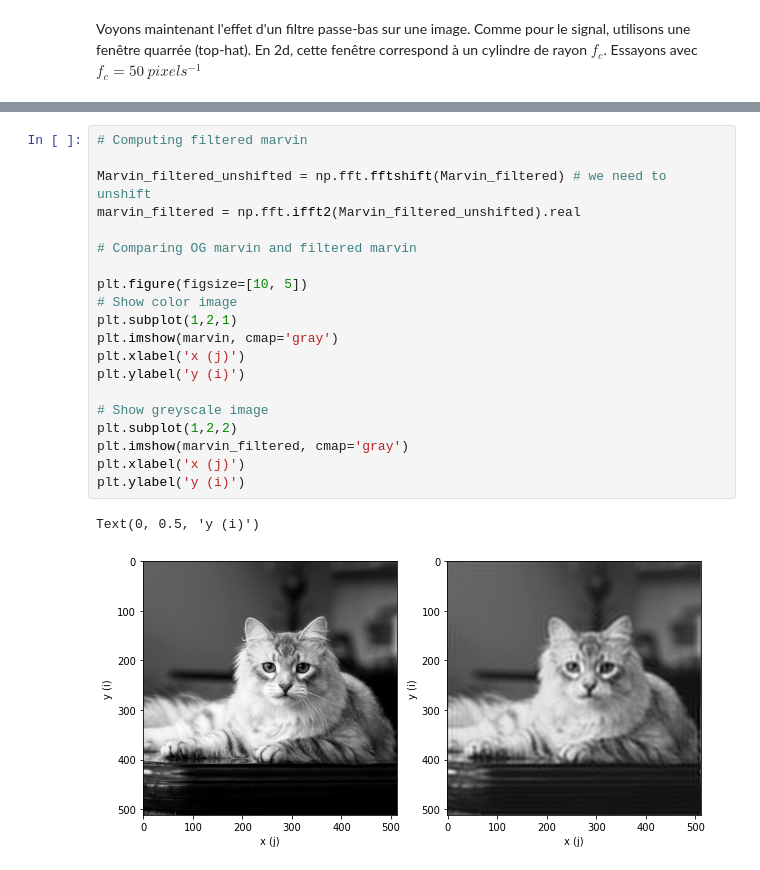
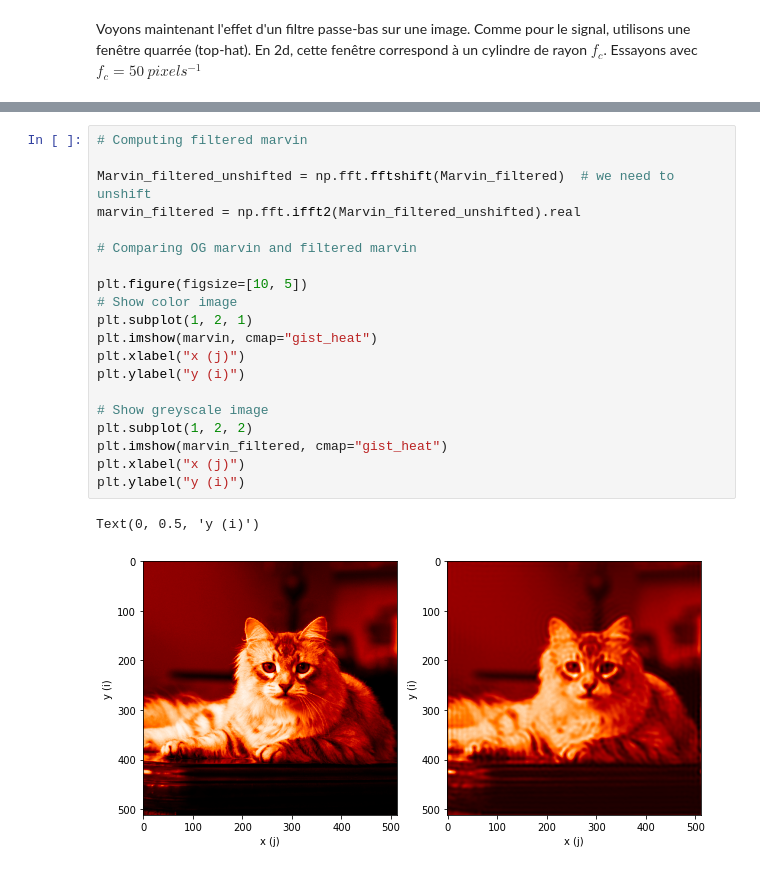
Before and after one commit to mr-sheg/PHS2223, a Jupyter notebook: Demo - Fourier Transform.ipynb, the cells around one changed output, grey strips where cells are left out. Drawn from its saved outputs; the diff is of its cells as text.

```diff
--- a/Demo - Fourier Transform.ipynb
+++ b/Demo - Fourier Transform.ipynb
@@ -265,23 +269,23 @@ Text(0.5, 1.0, 'Filtered marvin 2d fft')
 # %%
 # Computing filtered marvin
 
-Marvin_filtered_unshifted = np.fft.fftshift(Marvin_filtered) # we need to unshift
+Marvin_filtered_unshifted = np.fft.fftshift(Marvin_filtered)  # we need to unshift
 marvin_filtered = np.fft.ifft2(Marvin_filtered_unshifted).real
 
 # Comparing OG marvin and filtered marvin
 
 plt.figure(figsize=[10, 5])
 # Show color image
-plt.subplot(1,2,1)
-plt.imshow(marvin, cmap='gray')
-plt.xlabel('x (j)')
-plt.ylabel('y (i)')
+plt.subplot(1, 2, 1)
+plt.imshow(marvin, cmap="gist_heat")
+plt.xlabel("x (j)")
+plt.ylabel("y (i)")
 
 # Show greyscale image
-plt.subplot(1,2,2)
-plt.imshow(marvin_filtered, cmap='gray')
-plt.xlabel('x (j)')
-plt.ylabel('y (i)')
+plt.subplot(1, 2, 2)
+plt.imshow(marvin_filtered, cmap="gist_heat")
+plt.xlabel("x (j)")
+plt.ylabel("y (i)")
 # %% [output]
 Text(0, 0.5, 'y (i)')
-[figure, old version]
+[figure, new version]
```
Also changed, not shown: parts of 11 cells of this notebook, 7 other files.
